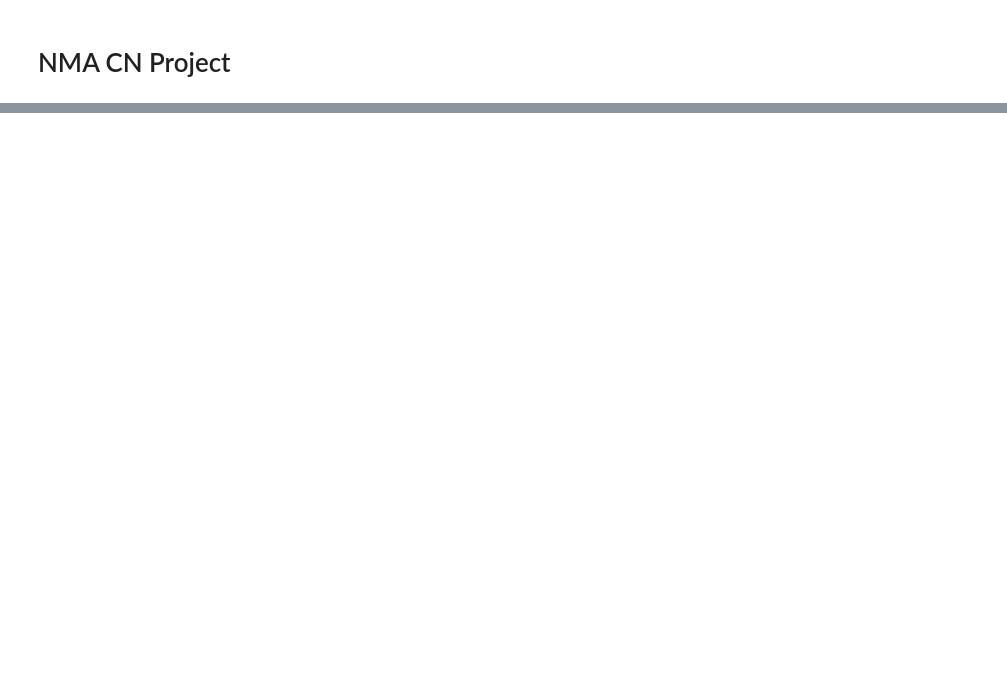
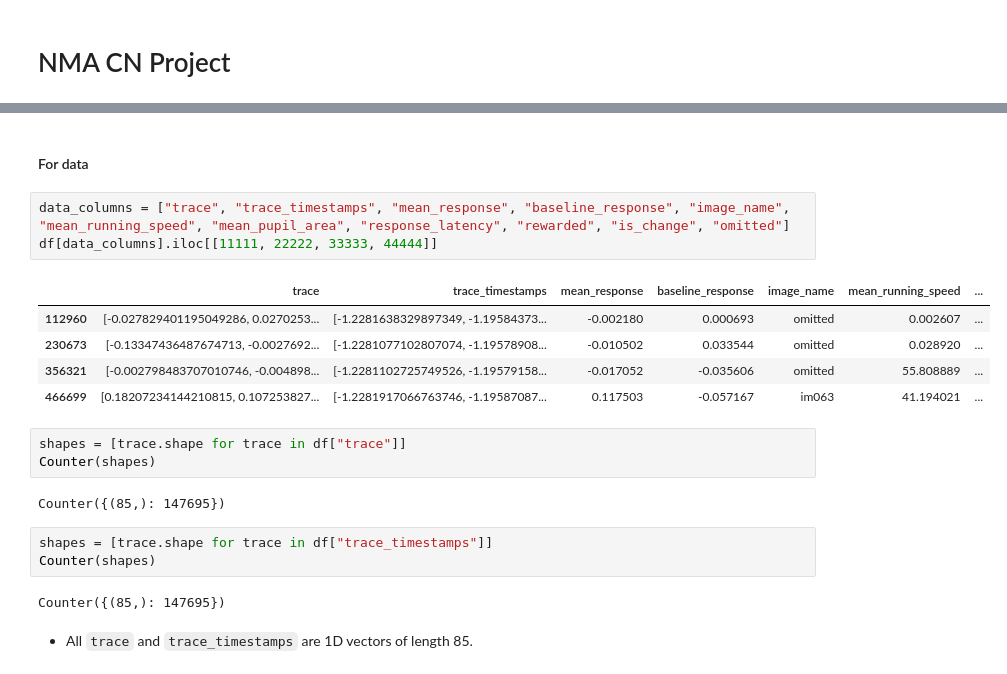
Before and after one commit to seungjaeryanlee/nma-cn-project, a Jupyter notebook: EDA.ipynb, the cells around one changed output, grey strips where cells are left out. Drawn from its saved outputs; the diff is of its cells as text; blank space fills up the shorter version.

```diff
--- a/EDA.ipynb
+++ b/EDA.ipynb
@@ -27,0 +159,23 @@ ModuleNotFoundError: No module named 'ruamel'
+# %% [markdown]
+#### For data
+# %%
+data_columns = ["trace", "trace_timestamps", "mean_response", "baseline_response", "image_name", "mean_running_speed", "mean_pupil_area", "response_latency", "rewarded", "is_change", "omitted"]
+df[data_columns].iloc[[11111, 22222, 33333, 44444]]
+# %% [output]
+|  | trace | trace_timestamps | mean_response | baseline_response | image_name | mean_running_speed | ... |
+| 112960 | [-0.027829401195049286, 0.0270253... | [-1.2281638329897349, -1.19584373... | -0.002180 | 0.000693 | omitted | 0.002607 | ... |
+| 230673 | [-0.13347436487674713, -0.0027692... | [-1.2281077102807074, -1.19578908... | -0.010502 | 0.033544 | omitted | 0.028920 | ... |
+| 356321 | [-0.002798483707010746, -0.004898... | [-1.2281102725749526, -1.19579158... | -0.017052 | -0.035606 | omitted | 55.808889 | ... |
+| 466699 | [0.18207234144210815, 0.107253827... | [-1.2281917066763746, -1.19587087... | 0.117503 | -0.057167 | im063 | 41.194021 | ... |
+# %%
+shapes = [trace.shape for trace in df["trace"]]
+Counter(shapes)
+# %% [output]
+Counter({(85,): 147695})
+# %%
+shapes = [trace.shape for trace in df["trace_timestamps"]]
+Counter(shapes)
+# %% [output]
+Counter({(85,): 147695})
+# %% [markdown]
+- All `trace` and `trace_timestamps` are 1D vectors of length 85.
```
Also changed, not shown: parts of 31 cells of this notebook.
